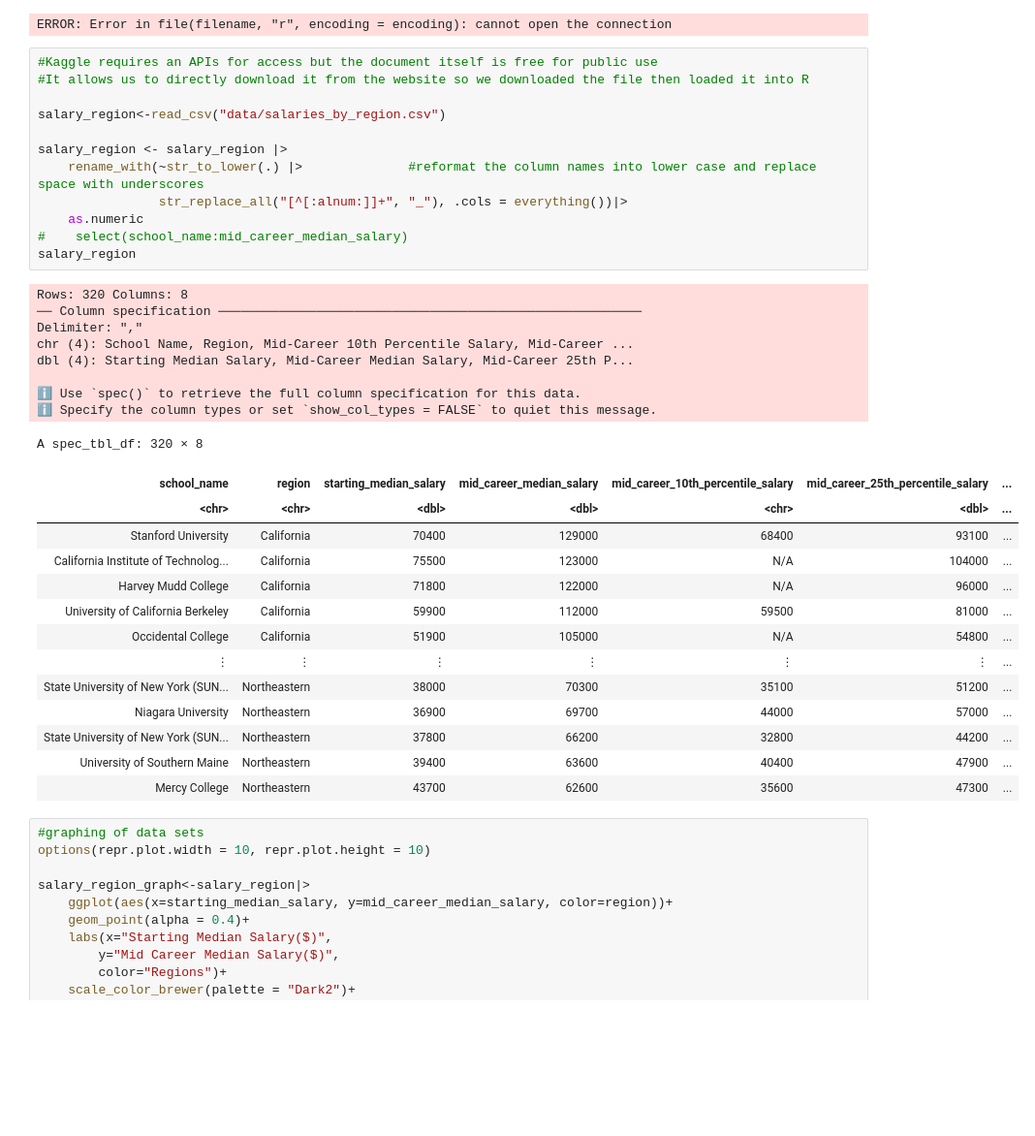
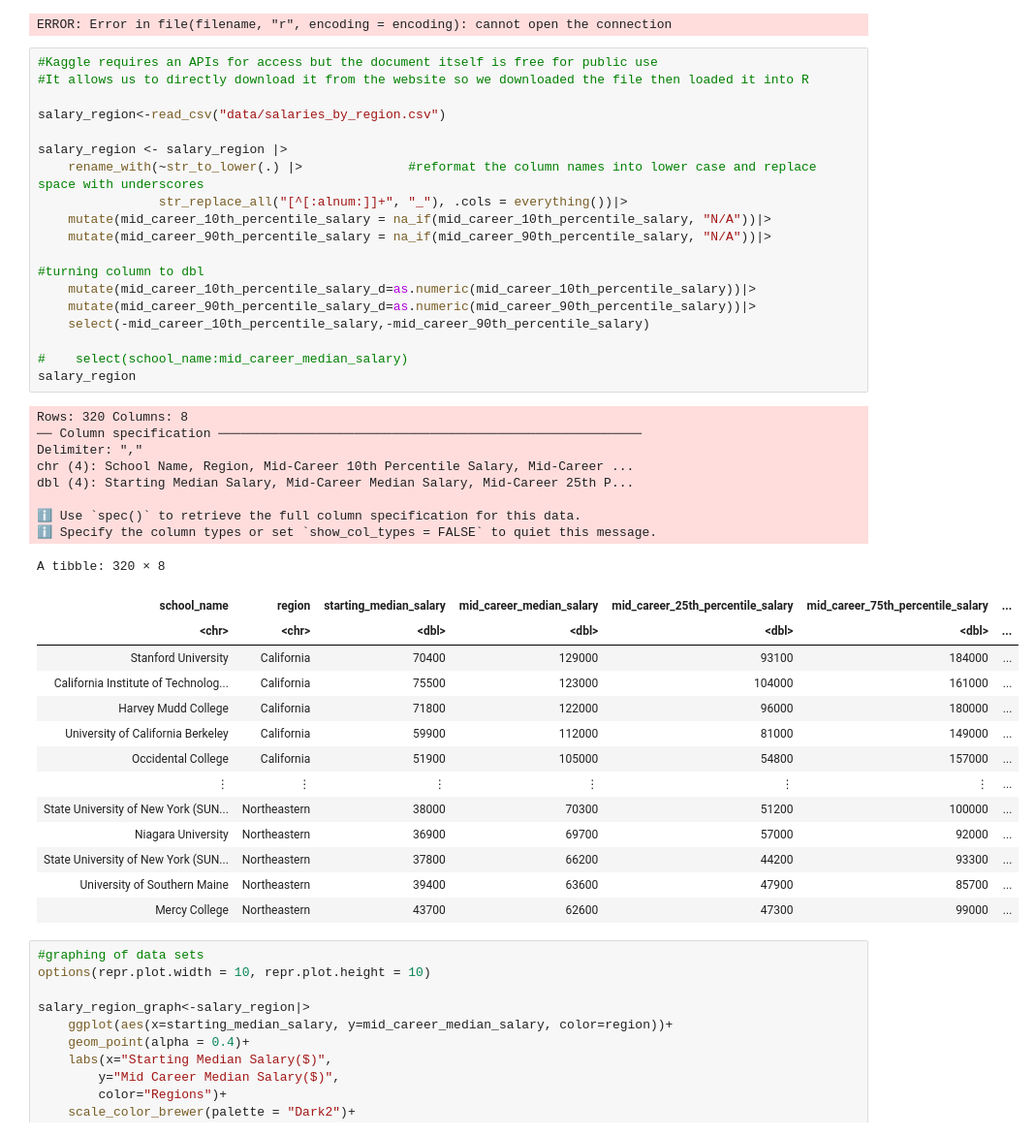
Before and after one commit to colinyee9935/DSCI100_Group_Project, a Jupyter notebook: Project Proposal.ipynb, the cells around one changed output. Shown: that part at 97% size. Cells and saved outputs as stored; diff of their text form; blank space fills up the shorter version.

Commit message:
Cleaned Data Set with Percentile Data
As above

```diff
--- a/Project Proposal.ipynb
+++ b/Project Proposal.ipynb
@@ -27,38 +27,45 @@ ERROR: Error in file(filename, "r", encoding = encoding): cannot open the connec
 # %%
 #Kaggle requires an APIs for access but the document itself is free for public use
 #It allows us to directly download it from the website so we downloaded the file then loaded it into R
 
 salary_region<-read_csv("data/salaries_by_region.csv")
 
 salary_region <- salary_region |>
     rename_with(~str_to_lower(.) |>              #reformat the column names into lower case and replace space with underscores
                 str_replace_all("[^[:alnum:]]+", "_"), .cols = everything())|>
-    as.numeric
+    mutate(mid_career_10th_percentile_salary = na_if(mid_career_10th_percentile_salary, "N/A"))|>
+    mutate(mid_career_90th_percentile_salary = na_if(mid_career_90th_percentile_salary, "N/A"))|>
+
+#turning column to dbl
+    mutate(mid_career_10th_percentile_salary_d=as.numeric(mid_career_10th_percentile_salary))|>
+    mutate(mid_career_90th_percentile_salary_d=as.numeric(mid_career_90th_percentile_salary))|>
+    select(-mid_career_10th_percentile_salary,-mid_career_90th_percentile_salary)
+
 #    select(school_name:mid_career_median_salary)
 salary_region
 # %% [output]
 Rows: 320 Columns: 8
 ── Column specification ────────────────────────────────────────────────────────
 Delimiter: ","
 chr (4): School Name, Region, Mid-Career 10th Percentile Salary, Mid-Career ...
 dbl (4): Starting Median Salary, Mid-Career Median Salary, Mid-Career 25th P...
 
 ℹ Use `spec()` to retrieve the full column specification for this data.
 ℹ Specify the column types or set `show_col_types = FALSE` to quiet this message.
-A spec_tbl_df: 320 × 8
+A tibble: 320 × 8
-| school_name | region | starting_median_salary | mid_career_median_salary | mid_career_10th_percentile_salary | mid_career_25th_percentile_salary | ... |
-| <chr> | <chr> | <dbl> | <dbl> | <chr> | <dbl> | ... |
-| Stanford University | California | 70400 | 129000 | 68400 | 93100 | ... |
-| California Institute of Technolog... | California | 75500 | 123000 | N/A | 104000 | ... |
-| Harvey Mudd College | California | 71800 | 122000 | N/A | 96000 | ... |
-| University of California Berkeley | California | 59900 | 112000 | 59500 | 81000 | ... |
-| Occidental College | California | 51900 | 105000 | N/A | 54800 | ... |
+| school_name | region | starting_median_salary | mid_career_median_salary | mid_career_25th_percentile_salary | mid_career_75th_percentile_salary | ... |
+| <chr> | <chr> | <dbl> | <dbl> | <dbl> | <dbl> | ... |
+| Stanford University | California | 70400 | 129000 | 93100 | 184000 | ... |
+| California Institute of Technolog... | California | 75500 | 123000 | 104000 | 161000 | ... |
+| Harvey Mudd College | California | 71800 | 122000 | 96000 | 180000 | ... |
+| University of California Berkeley | California | 59900 | 112000 | 81000 | 149000 | ... |
+| Occidental College | California | 51900 | 105000 | 54800 | 157000 | ... |
 | ⋮ | ⋮ | ⋮ | ⋮ | ⋮ | ⋮ | ... |
-| State University of New York (SUN... | Northeastern | 38000 | 70300 | 35100 | 51200 | ... |
-| Niagara University | Northeastern | 36900 | 69700 | 44000 | 57000 | ... |
-| State University of New York (SUN... | Northeastern | 37800 | 66200 | 32800 | 44200 | ... |
-| University of Southern Maine | Northeastern | 39400 | 63600 | 40400 | 47900 | ... |
-| Mercy College | Northeastern | 43700 | 62600 | 35600 | 47300 | ... |
+| State University of New York (SUN... | Northeastern | 38000 | 70300 | 51200 | 100000 | ... |
+| Niagara University | Northeastern | 36900 | 69700 | 57000 | 92000 | ... |
+| State University of New York (SUN... | Northeastern | 37800 | 66200 | 44200 | 93300 | ... |
+| University of Southern Maine | Northeastern | 39400 | 63600 | 47900 | 85700 | ... |
+| Mercy College | Northeastern | 43700 | 62600 | 47300 | 99000 | ... |
 # %%
 #graphing of data sets
 options(repr.plot.width = 10, repr.plot.height = 10)
```
